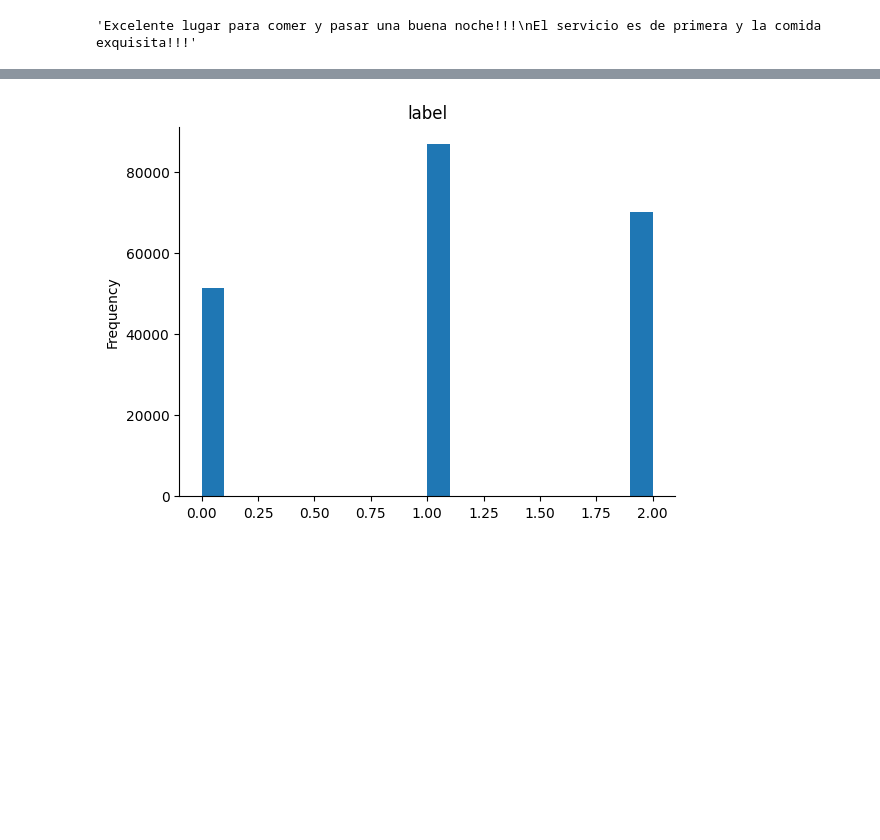
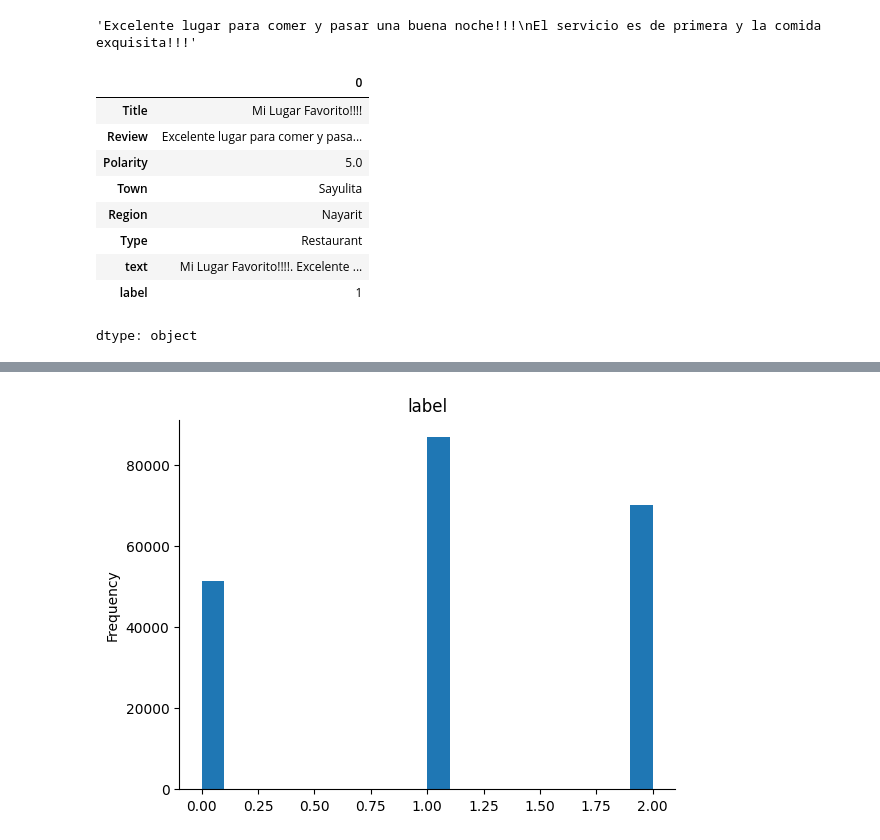
Before and after one commit to ch0pex/Rest-mex, a Jupyter notebook: type/SVM_Type_Rest_Mex_Task.ipynb, the cells around one changed output, grey strips where cells are left out. Saved outputs shown, nothing was run; the diff lists cells and outputs as text; code cells hidden in the pictures; blank space fills up the shorter version.

```diff
--- a/type/SVM_Type_Rest_Mex_Task.ipynb
+++ b/type/SVM_Type_Rest_Mex_Task.ipynb
@@ -80,3 +76,16 @@ Train size: 1456 | Val size: 312 | Test size: 313
 df['Review'][0]
 # %% [output]
 'Excelente lugar para comer y pasar una buena noche!!!\nEl servicio es de primera y la comida exquisita!!!'
+# %%
+df.iloc[0]
+# %% [output]
+|  | 0 |
+| Title | Mi Lugar Favorito!!!! |
+| Review | Excelente lugar para comer y pasa... |
+| Polarity | 5.0 |
+| Town | Sayulita |
+| Region | Nayarit |
+| Type | Restaurant |
+| text | Mi Lugar Favorito!!!!. Excelente ... |
+| label | 1 |
+dtype: object
```
Also changed, not shown: parts of 8 cells of this notebook, 1 other file.
